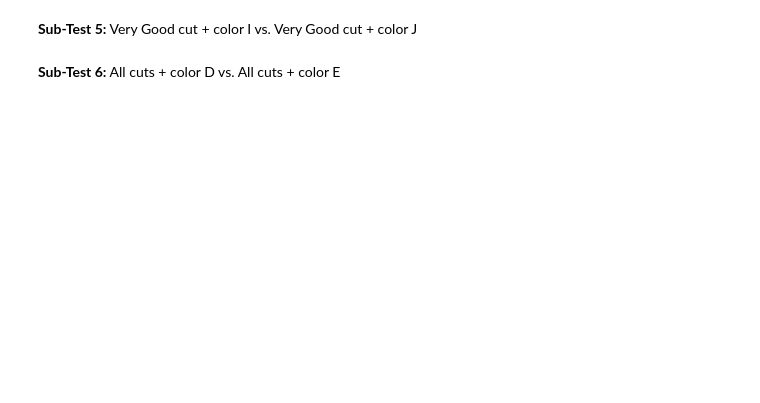
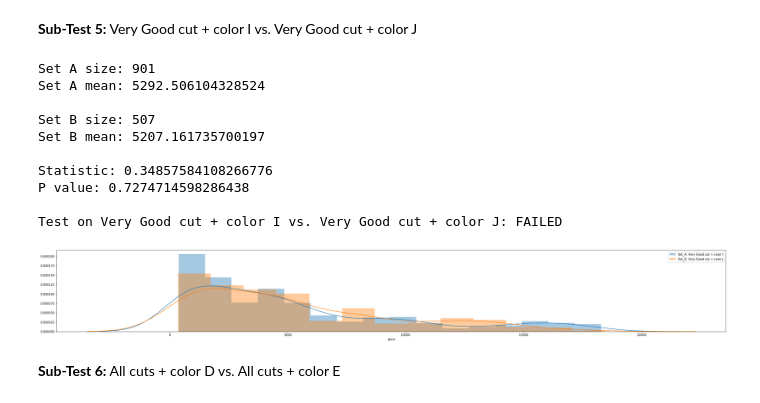
Before and after one commit to Pvillamanario/diamond_EDA, a Jupyter notebook: notebooks/Diamonds_hypothesis_testing.ipynb, the cells around one changed output. Cells and saved outputs as stored; diff of their text form; code cells hidden in the pictures; blank space fills up the shorter version.

```diff
--- a/notebooks/Diamonds_hypothesis_testing.ipynb
+++ b/notebooks/Diamonds_hypothesis_testing.ipynb
@@ -239,4 +236,34 @@ P value: 0.590875060001048
 # %% [markdown]
 **Sub-Test 5:** Very Good cut + color I vs. Very Good cut + color J
+# %%
+TEST = 'Very Good cut + color I vs. Very Good cut + color J'
+
+cut_filter_A = data['cut']=='Very Good'
+color_filter_A = data['color']=='I'
+
+cut_filter_B = data['cut']=='Very Good'
+color_filter_B = data['color']=='J'
+
+set_A = data[cut_filter_A & color_filter_A]['price']
+set_B = data[cut_filter_B & color_filter_B]['price']
+
+subsets_test(set_A, set_B)
+
+fig, axes = plt.subplots(ncols=1, nrows =1, figsize = (40,5))
+for a in [set_A, set_B]:
+    ax = sns.distplot(a)
+    ax.legend(labels=[f'Set_A: Very Good cut + color I','Set_B: Very Good cut + color J']);
+# %% [output]
+Set A size: 901
+Set A mean: 5292.506104328524
+
+Set B size: 507
+Set B mean: 5207.161735700197
+
+Statistic: 0.34857584108266776
+P value: 0.7274714598286438
+
+Test on Very Good cut + color I vs. Very Good cut + color J: FAILED
+[figure, added]
 # %% [markdown]
 **Sub-Test 6:** All cuts + color D vs. All cuts + color E
```
Also changed, not shown: parts of 9 cells of this notebook.
